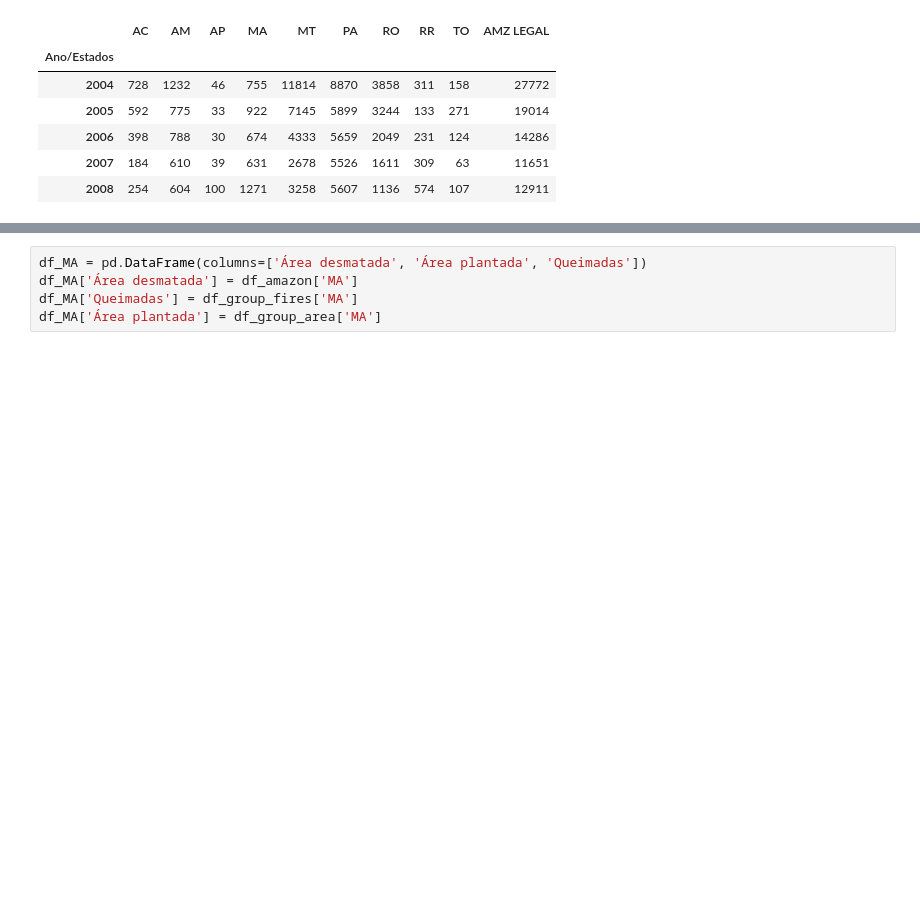
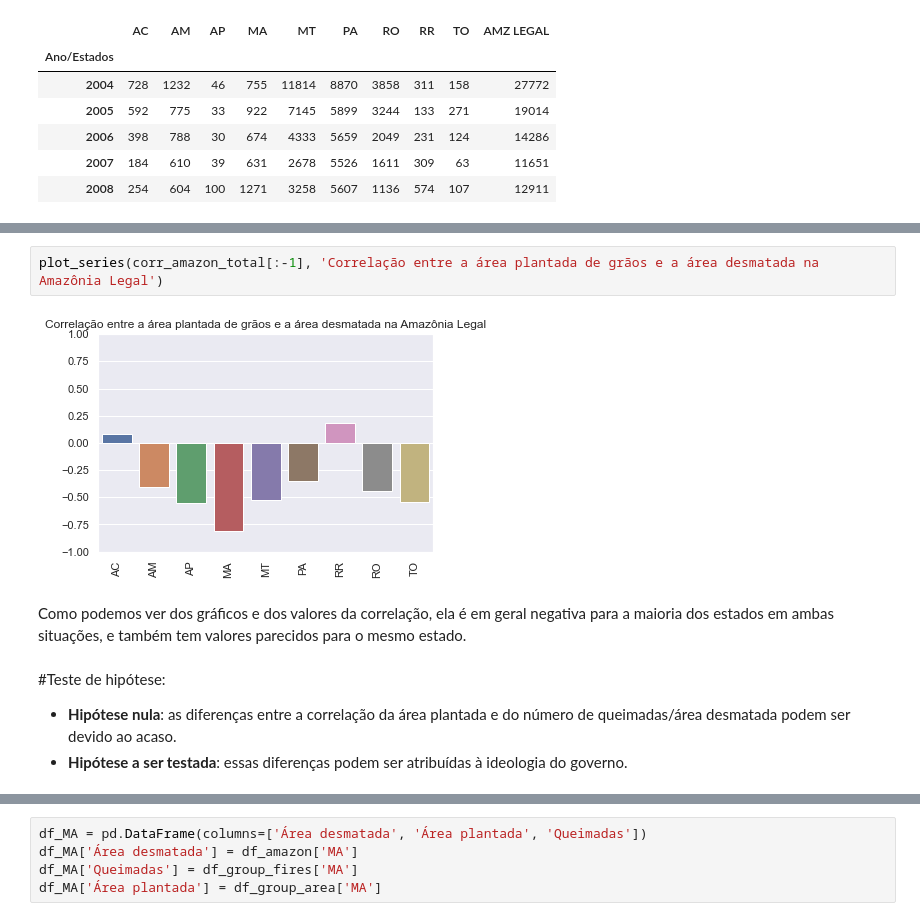
Before and after one commit to thiagomrs/icd2021projetoFinal, a Jupyter notebook: correlação.ipynb, the cells around one changed output, grey strips where cells are left out. Drawn from its saved outputs; the diff is of its cells as text; blank space fills up the shorter version.

```diff
--- a/correlação.ipynb
+++ b/correlação.ipynb
@@ -200,0 +149,10 @@ Analisando o Maranhão (maior correlação em módulo com a área plantada):
+# %%
+plot_series(corr_amazon_total[:-1], 'Correlação entre a área plantada de grãos e a área desmatada na Amazônia Legal')
+# %% [output]
+[figure, added]
+# %% [markdown]
+Como podemos ver dos gráficos e dos valores da correlação, ela é em geral negativa para a maioria dos estados em ambas situações, e também tem valores parecidos para o mesmo estado.
+# %% [markdown]
+#Teste de hipótese:
+* **Hipótese nula**: as diferenças entre a correlação da área plantada e do número de queimadas/área desmatada podem ser devido ao acaso.
+* **Hipótese a ser testada**: essas diferenças podem ser atribuídas à ideologia do governo.
```
Also changed, not shown: parts of 43 cells of this notebook.
